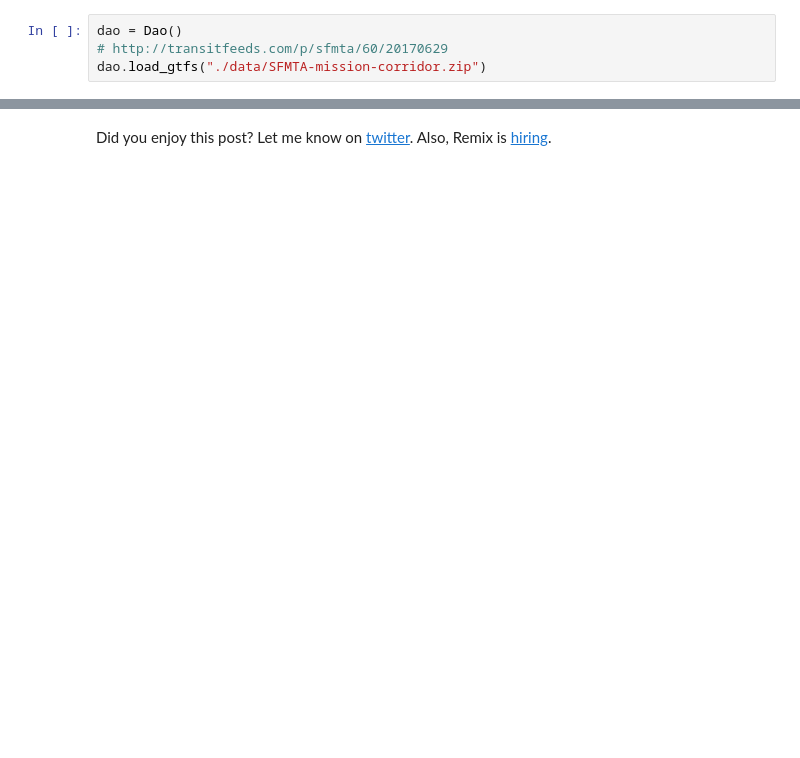
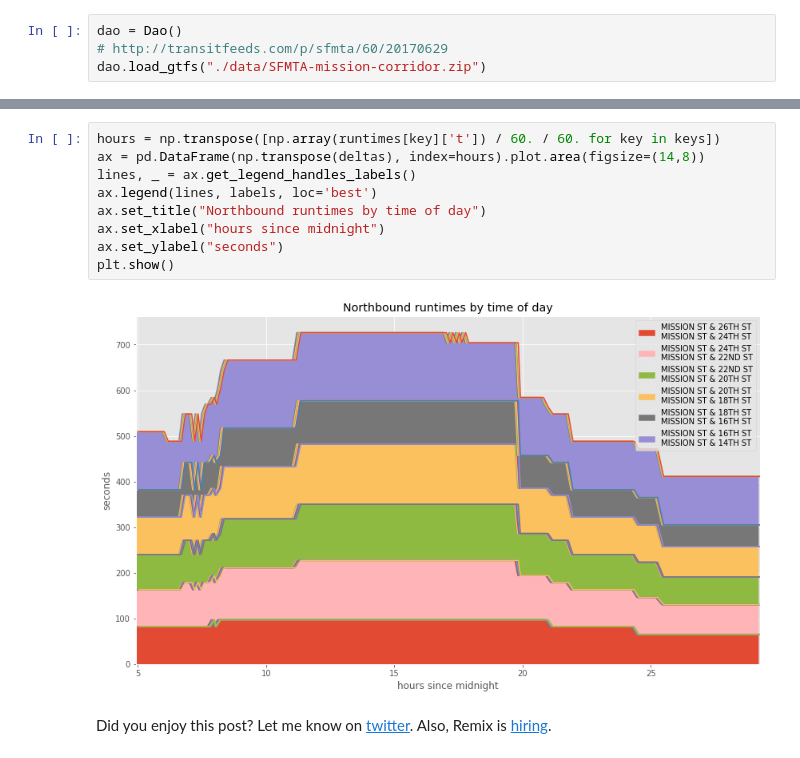
Before and after one commit to invisiblefunnel/learning, a Jupyter notebook: SFMTA — Mission Corridor Runtimes.ipynb, the cells around one changed output, grey strips where cells are left out. Cells and saved outputs as stored; diff of their text form; blank space fills up the shorter version.

```diff
--- a/SFMTA — Mission Corridor Runtimes.ipynb
+++ b/SFMTA — Mission Corridor Runtimes.ipynb
@@ -80,2 +93,13 @@ plt.show()
+# %%
+hours = np.transpose([np.array(runtimes[key]['t']) / 60. / 60. for key in keys])
+ax = pd.DataFrame(np.transpose(deltas), index=hours).plot.area(figsize=(14,8))
+lines, _ = ax.get_legend_handles_labels()
+ax.legend(lines, labels, loc='best')
+ax.set_title("Northbound runtimes by time of day")
+ax.set_xlabel("hours since midnight")
+ax.set_ylabel("seconds")
+plt.show()
+# %% [output]
+[figure, added]
 # %% [markdown]
 Did you enjoy this post? Let me know on [twitter](https://twitter.com/invisiblefunnel). Also, Remix is [hiring](https://www.remix.com/jobs).
```
Also changed, not shown: parts of 5 cells of this notebook.
